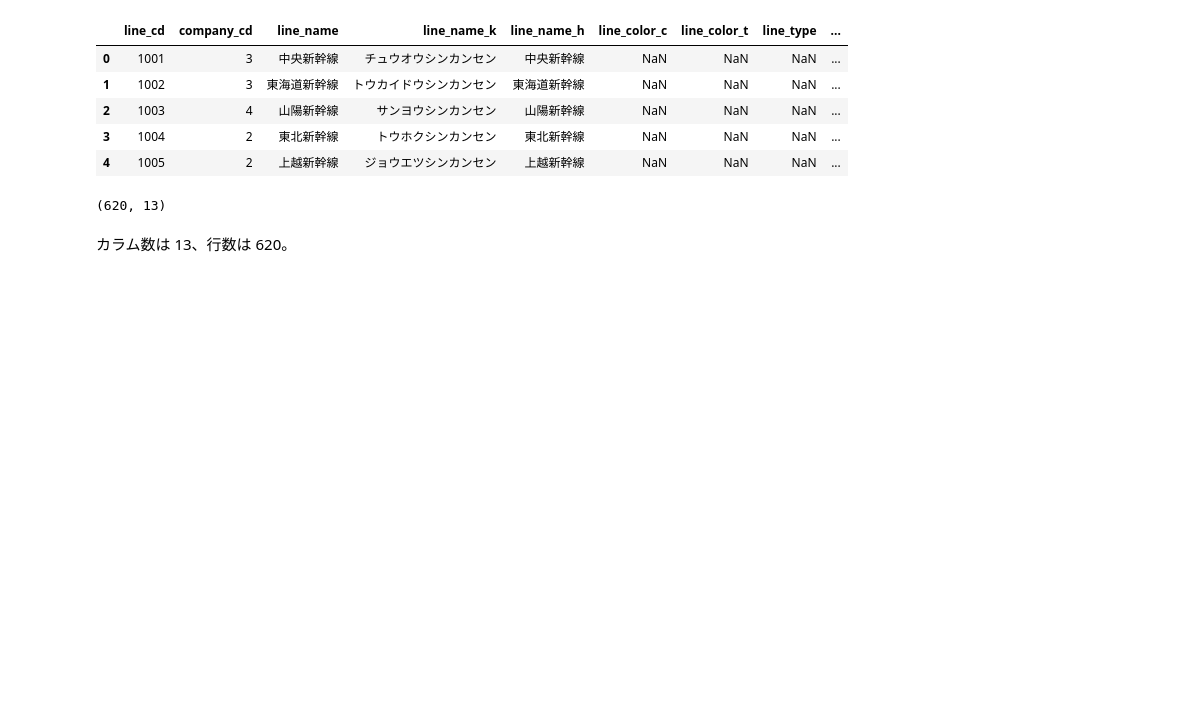
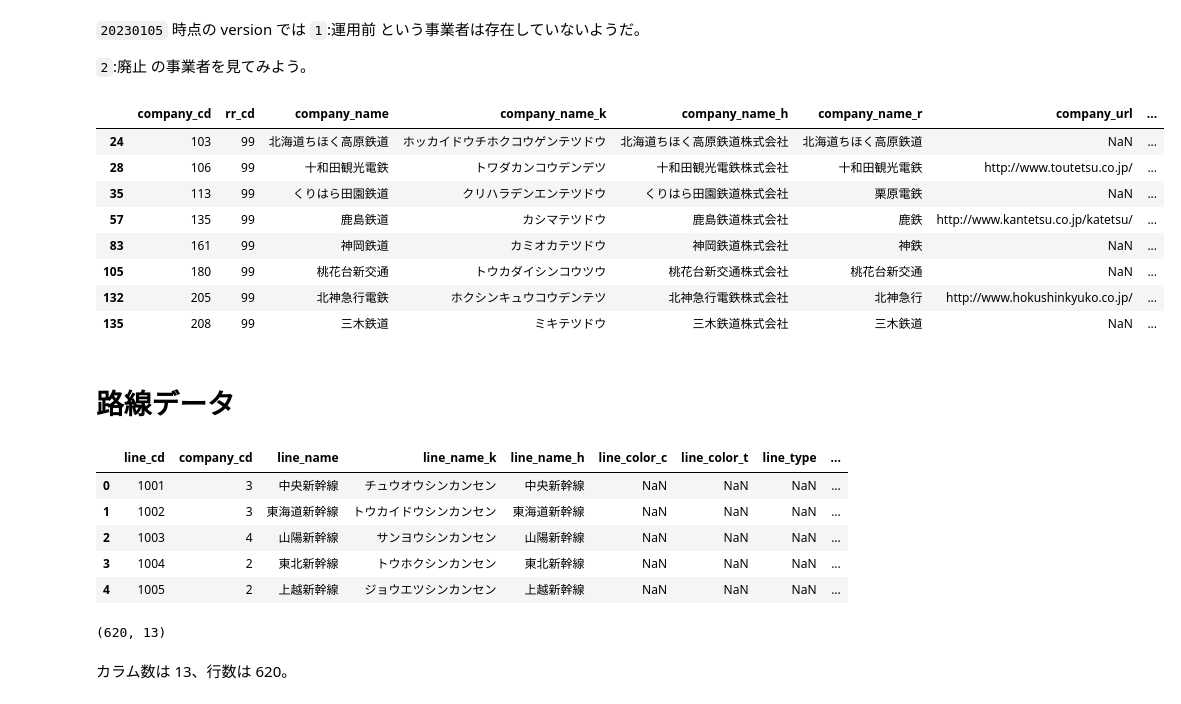
Before and after one commit to hrkenz/jupyter-notebook, a Jupyter notebook: ekidata.ipynb, the cells around one changed output. Cells and saved outputs as stored; diff of their text form; code cells hidden in the pictures; blank space fills up the shorter version.

```diff
--- a/ekidata.ipynb
+++ b/ekidata.ipynb
@@ -15,3 +181,21 @@ import pandas as pd
+# %% [markdown]
+`20230105` 時点の version では `1`:運用前 という事業者は存在していないようだ。
+
+`2`:廃止 の事業者を見てみよう。
+# %%
+df_company[df_company.e_status == 2]
+# %% [output]
+|  | company_cd | rr_cd | company_name | company_name_k | company_name_h | company_name_r | company_url | ... |
+| 24 | 103 | 99 | 北海道ちほく高原鉄道 | ホッカイドウチホクコウゲンテツドウ | 北海道ちほく高原鉄道株式会社 | 北海道ちほく高原鉄道 | NaN | ... |
+| 28 | 106 | 99 | 十和田観光電鉄 | トワダカンコウデンデツ | 十和田観光電鉄株式会社 | 十和田観光電鉄 | http://www.toutetsu.co.jp/ | ... |
+| 35 | 113 | 99 | くりはら田園鉄道 | クリハラデンエンテツドウ | くりはら田園鉄道株式会社 | 栗原電鉄 | NaN | ... |
+| 57 | 135 | 99 | 鹿島鉄道 | カシマテツドウ | 鹿島鉄道株式会社 | 鹿鉄 | http://www.kantetsu.co.jp/katetsu/ | ... |
+| 83 | 161 | 99 | 神岡鉄道 | カミオカテツドウ | 神岡鉄道株式会社 | 神鉄 | NaN | ... |
+| 105 | 180 | 99 | 桃花台新交通 | トウカダイシンコウツウ | 桃花台新交通株式会社 | 桃花台新交通 | NaN | ... |
+| 132 | 205 | 99 | 北神急行電鉄 | ホクシンキュウコウデンテツ | 北神急行電鉄株式会社 | 北神急行 | http://www.hokushinkyuko.co.jp/ | ... |
+| 135 | 208 | 99 | 三木鉄道 | ミキテツドウ | 三木鉄道株式会社 | 三木鉄道 | NaN | ... |
+# %% [markdown]
+# 路線データ
 # %%
 df_line = pd.read_csv('./ekidata/line20230320free.csv')
 # %%
```
Also changed, not shown: parts of 25 cells of this notebook.
